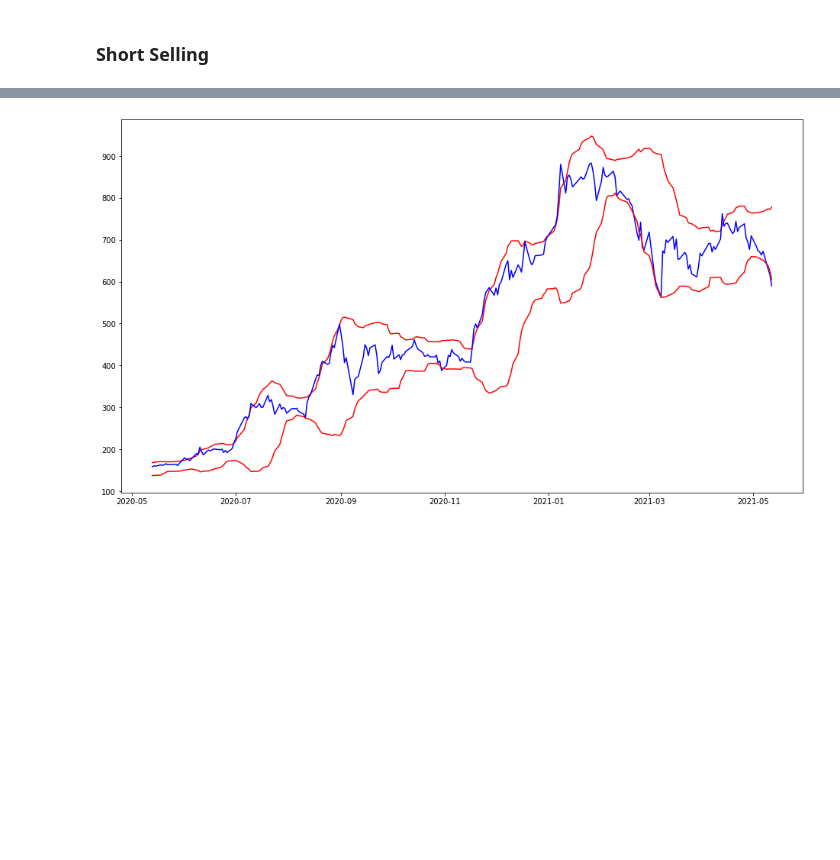
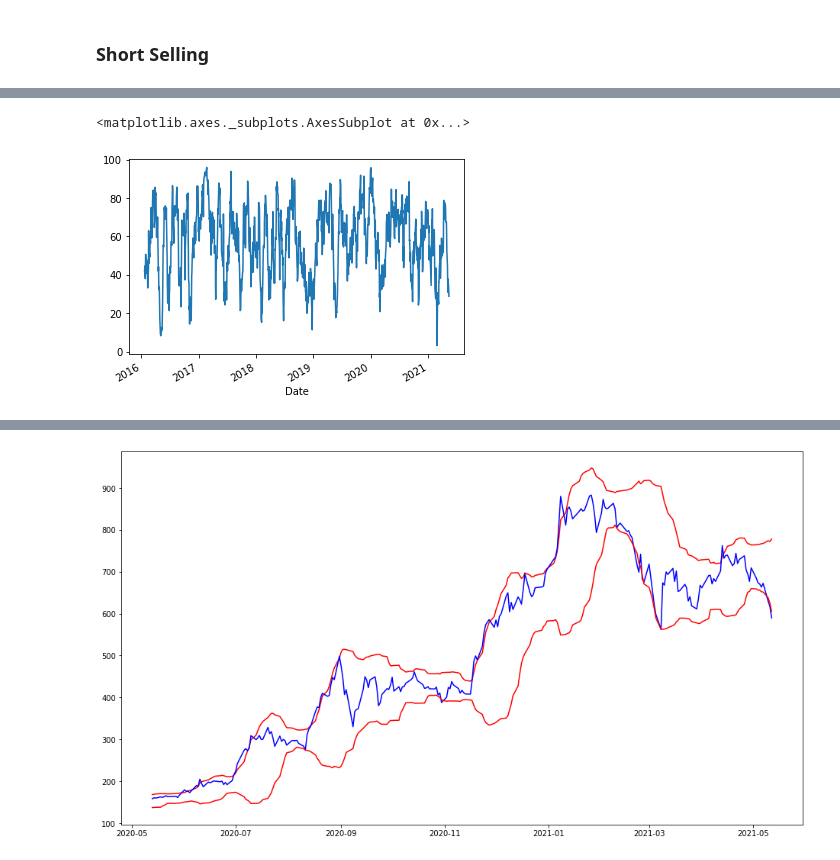
Before and after one commit to luisecastro/stock_ml, a Jupyter notebook: test_utils.ipynb, the cells around one changed output, grey strips where cells are left out. Cells and saved outputs as stored; diff of their text form; code cells hidden in the pictures; blank space fills up the shorter version.

```diff
--- a/test_utils.ipynb
+++ b/test_utils.ipynb
@@ -234,0 +337,5 @@ beta_f: 2.404
+# %%
+stock.rsi.plot()
+# %% [output]
+<matplotlib.axes._subplots.AxesSubplot at 0x...>
+[figure, added]
```
Also changed, not shown: parts of 31 cells of this notebook.
